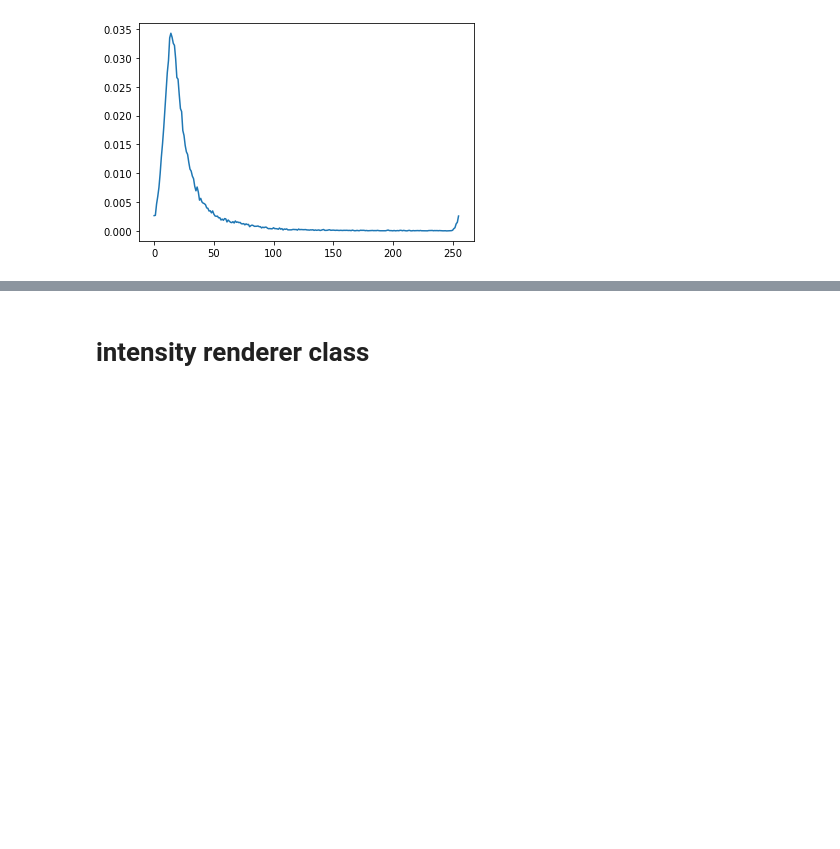
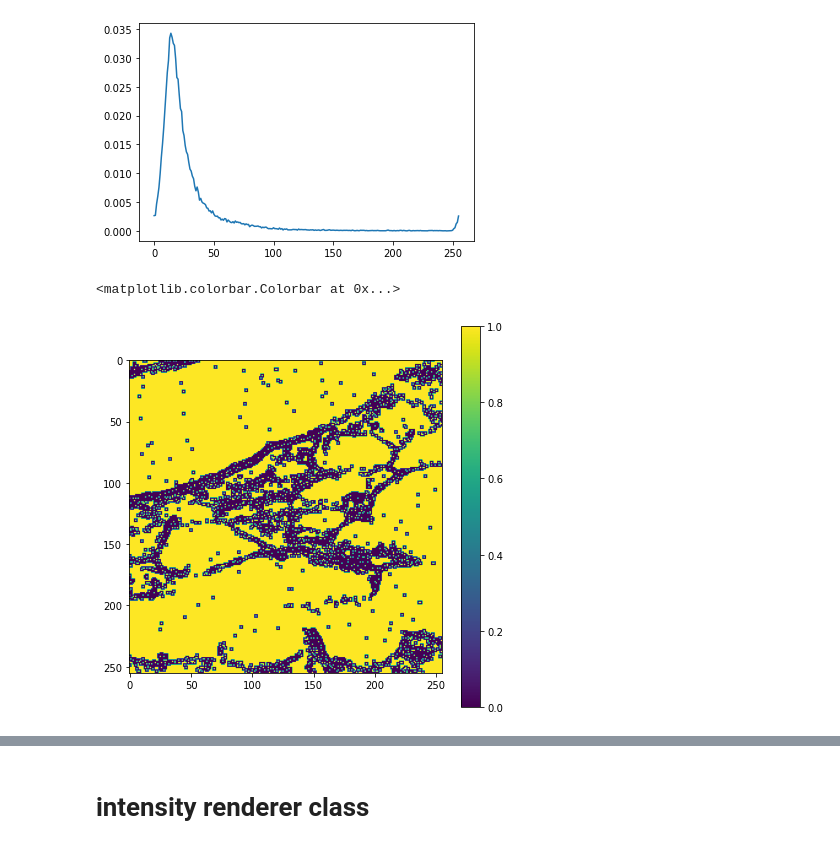
Before and after one commit to PriyaMulla/dashboardsforMM, a Jupyter notebook: 20230606_swabian-try.ipynb, the cells around one changed output, grey strips where cells are left out. Drawn from its saved outputs; the diff is of its cells as text; code cells hidden in the pictures; blank space fills up the shorter version.

```diff
--- a/20230606_swabian-try.ipynb
+++ b/20230606_swabian-try.ipynb
@@ -147,3 +148,19 @@ plot(flim_2d.mean((0,1)))
 # %% [output]
 [<matplotlib.lines.Line2D at 0x...>]
 [figure]
+# %%
+def get_2dmaxima(image,kernelsize=3):
+    """Get maximas of image
+
+        Parameters:
+        image (Image): image to get maximas of
+        kernelsize (int): size of filter used to find maximas
+
+        Returns:
+        ndarray: maximas of image
+    """
+    # convert image to array
+    image_array= np.array(image)
+    #image_array = image
+
+    return image_array == maximum_filter(image_array, footprint=np.ones((kernelsize,kernelsize)))
@@ -149,0 +183,8 @@ plot(flim_2d.mean((0,1)))
+# %%
+figure(figsize=[7,7])
+maximas = get_2dmaxima(flim_minus_last)
+imshow(maximas)
+colorbar()
+# %% [output]
+<matplotlib.colorbar.Colorbar at 0x...>
+[figure, added]
```
Also changed, not shown: parts of 8 cells of this notebook, 2 other files.
